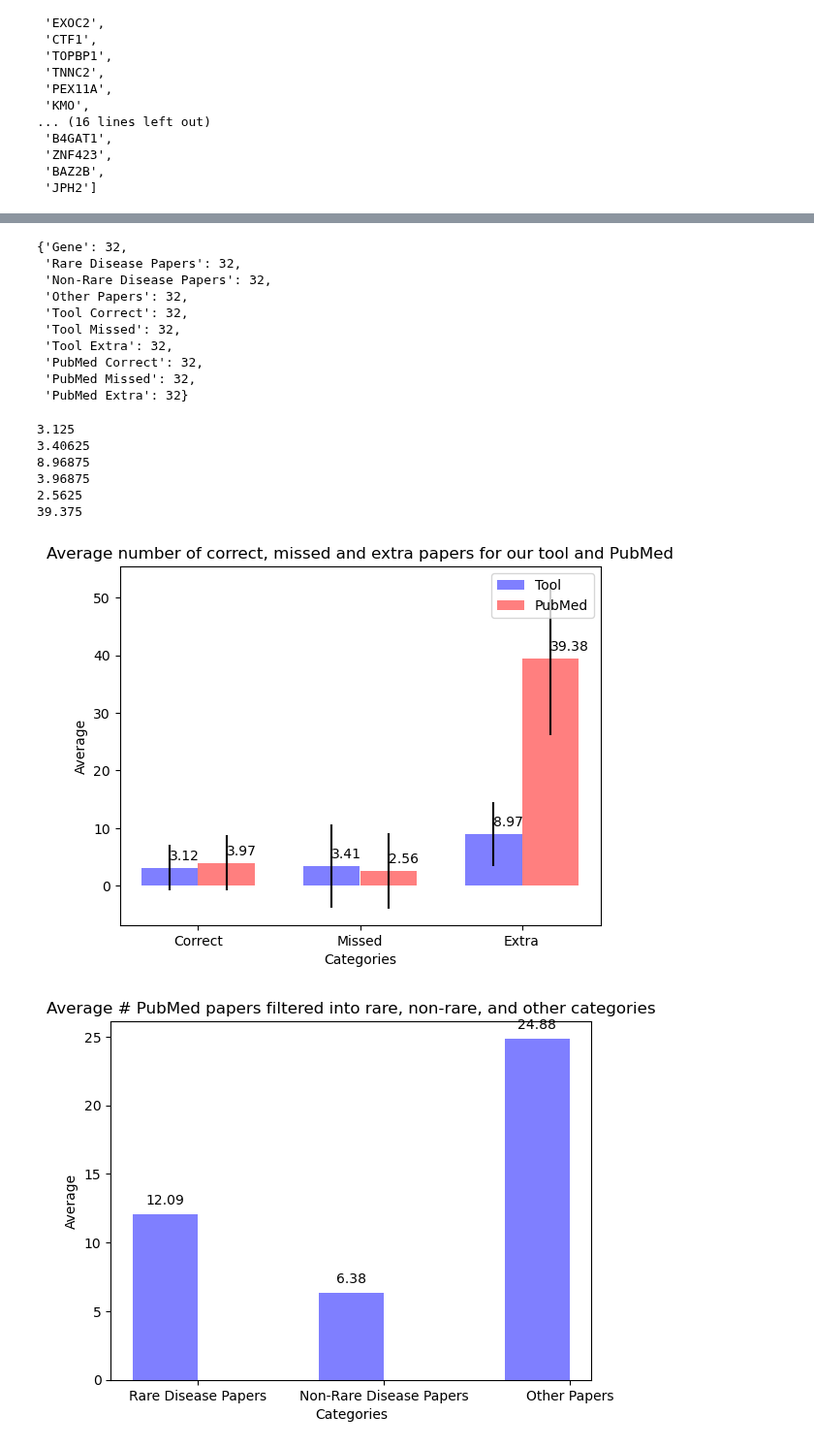
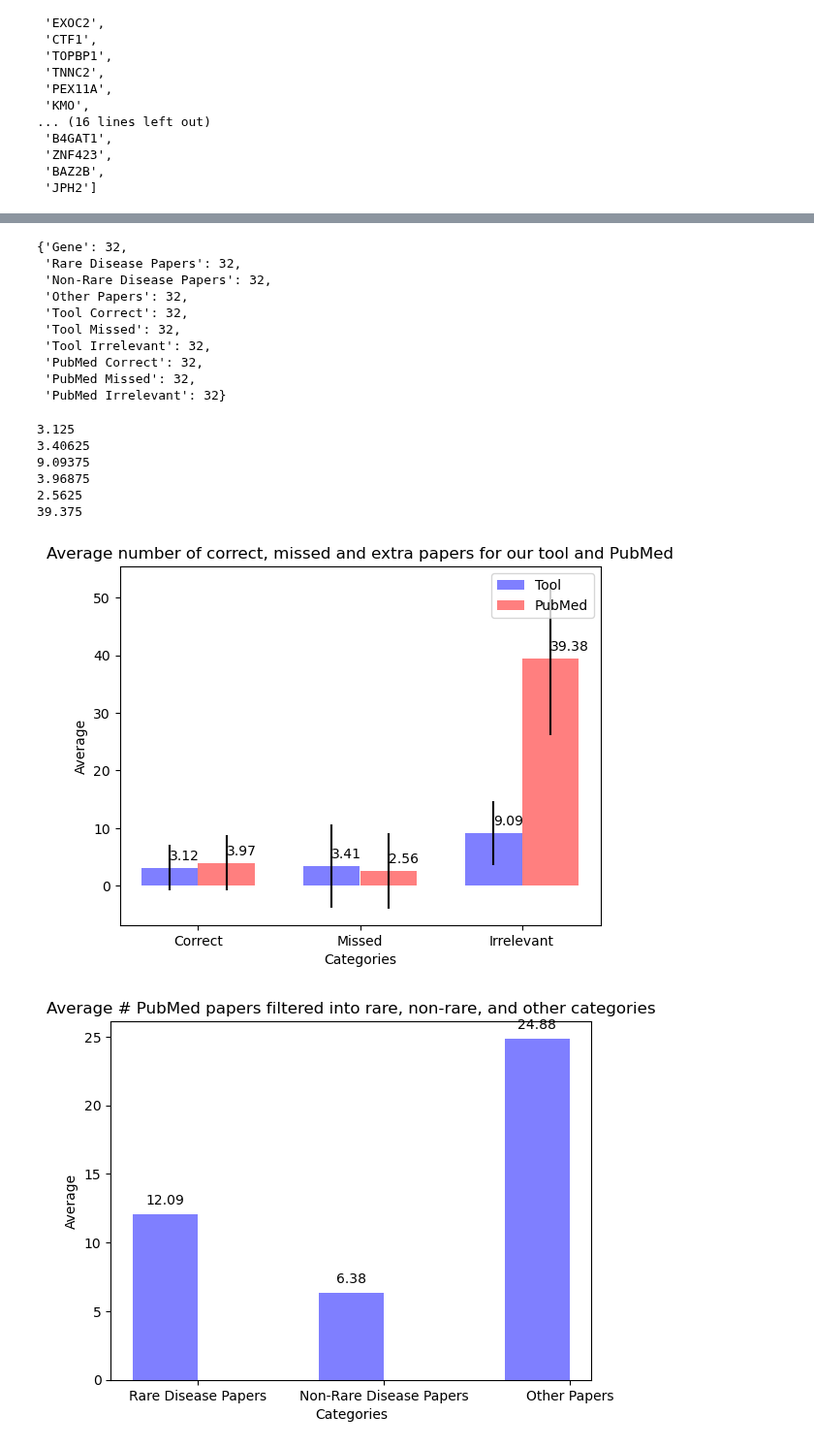
Before and after one commit to microsoft/healthfutures-evagg, a Jupyter notebook: notebooks/paper_finding_benchmarks.ipynb, the cells around one changed output, grey strips where cells are left out. Shown at 97% size. Drawn from its saved outputs; the diff is of its cells as text; code cells hidden in the pictures.

Commit message:
improving benchmarking code

```diff
--- a/notebooks/paper_finding_benchmarks.ipynb
+++ b/notebooks/paper_finding_benchmarks.ipynb
@@ -610,0 +656,13 @@ df = pd.DataFrame(data)
+# %%
+# Python
+keys = ['Gene', 'Rare Disease Papers', 'Non-Rare Disease Papers', 'Other Papers', 'Tool Correct', 'Tool Missed', 'Tool Irrelevant', 'PubMed Correct', 'PubMed Missed', 'PubMed Irrelevant']
+results_to_plot = {key: [] for key in keys}
+
+for gene, values in benchmarking_results.items():
+    for i, key in enumerate(keys):
+        if key == 'Gene':
+            results_to_plot[key].append(gene)
+        else:
+            results_to_plot[key].append(values[i-1])
+
+results_to_plot = pd.DataFrame(results_to_plot)
@@ -611,5 +689,5 @@ df = pd.DataFrame(data)
 # %%
-{key: len(value) for key, value in data.items()}
+{key: len(value) for key, value in results_to_plot.items()}
 # %% [output]
 {'Gene': 32,
  'Rare Disease Papers': 32,
@@ -617,21 +695,21 @@ df = pd.DataFrame(data)
  'Other Papers': 32,
  'Tool Correct': 32,
  'Tool Missed': 32,
- 'Tool Extra': 32,
+ 'Tool Irrelevant': 32,
  'PubMed Correct': 32,
  'PubMed Missed': 32,
- 'PubMed Extra': 32}
+ 'PubMed Irrelevant': 32}
 # %%
 import matplotlib.pyplot as plt
 import numpy as np
 
 # Calculate averages
-tool_averages = df[['Tool Correct', 'Tool Missed', 'Tool Extra']].mean()
-pubmed_averages = df[['PubMed Correct', 'PubMed Missed', 'PubMed Extra']].mean()
+tool_averages = results_to_plot[['Tool Correct', 'Tool Missed', 'Tool Irrelevant']].mean()
+pubmed_averages = results_to_plot[['PubMed Correct', 'PubMed Missed', 'PubMed Irrelevant']].mean()
 
 # Calculate standard deviations
-tool_std = df[['Tool Correct', 'Tool Missed', 'Tool Extra']].std()
-pubmed_std = df[['PubMed Correct', 'PubMed Missed', 'PubMed Extra']].std()
+tool_std = results_to_plot[['Tool Correct', 'Tool Missed', 'Tool Irrelevant']].std()
+pubmed_std = results_to_plot[['PubMed Correct', 'PubMed Missed', 'PubMed Irrelevant']].std()
 
 # Create a figure and a set of subplots
 fig, ax = plt.subplots()
@@ -677,36 +755,36 @@ pubmed_bars = ax.bar(bar_l + bar_width,
 
 # Set the ticks to be first names
 plt.xticks(tick_pos, tool_averages.index)
 ax.set_ylabel("Average")
 ax.set_xlabel("Categories")
 plt.legend(loc='upper right')
 plt.title("Average number of correct, missed and extra papers for our tool and PubMed")
 
 # Function to add labels
 def add_labels(bars):
     for bar in bars:
         height = bar.get_height()
         print(height)
         ax.text(bar.get_x() + bar.get_width() / 2, bar.get_y() + height + 0.9,
                 '%.2f' % height,
                 ha='left', va='bottom')
 
 # Call the function for each barplot
 add_labels(tool_bars)
 add_labels(pubmed_bars)
 # Set the ticks to be first names
-plt.xticks(tick_pos, ['Correct', 'Missed', 'Extra'])
+plt.xticks(tick_pos, ['Correct', 'Missed', 'Irrelevant'])
 
 # Let's display the plot
 plt.show()
 # %% [output]
 3.125
 3.40625
-8.96875
+9.09375
 3.96875
 2.5625
 39.375
-[figure, old version]
+[figure, new version]
 # %%
 import matplotlib.pyplot as plt
 import numpy as np
```
Also changed, not shown: parts of 9 cells of this notebook, 5 other files.
